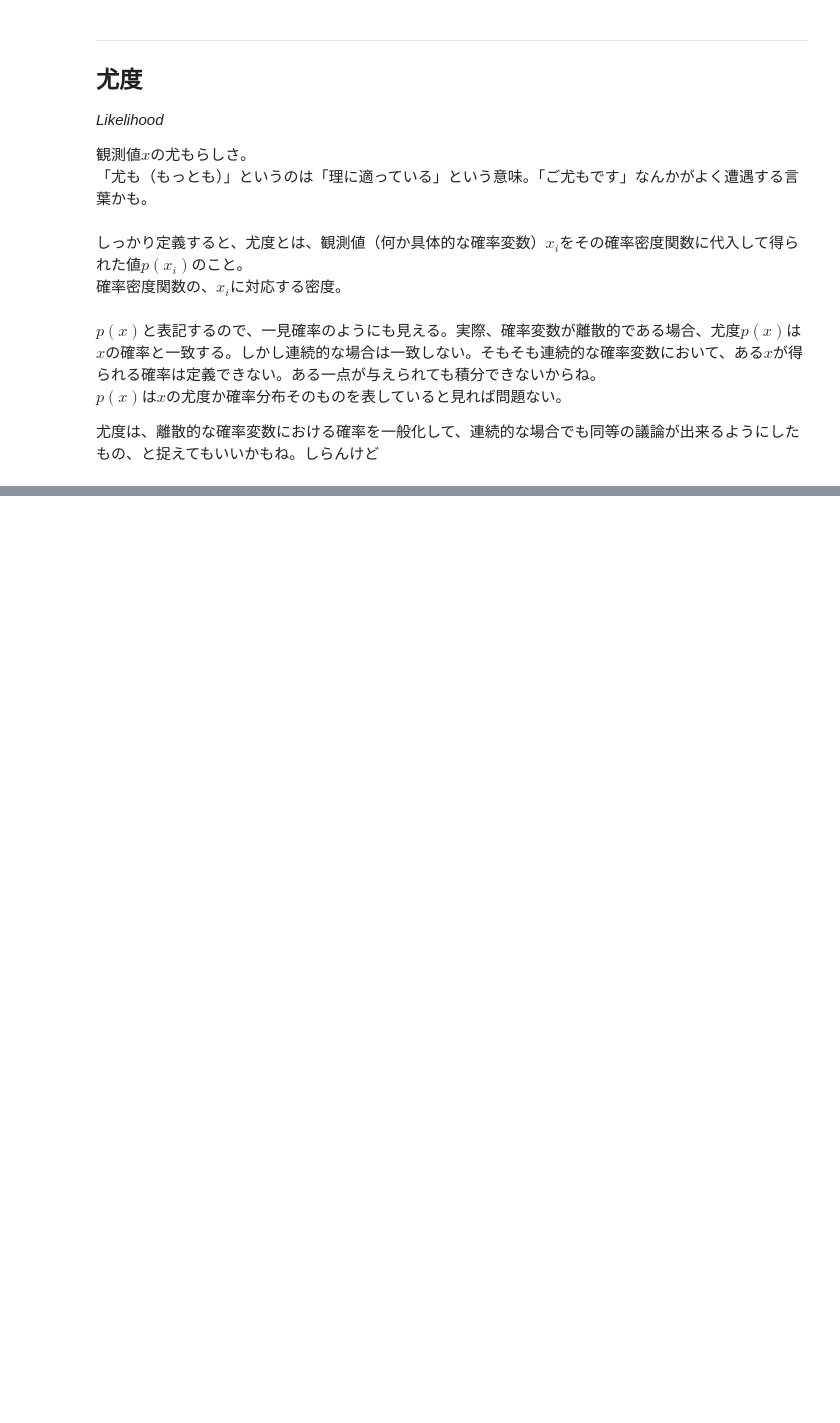
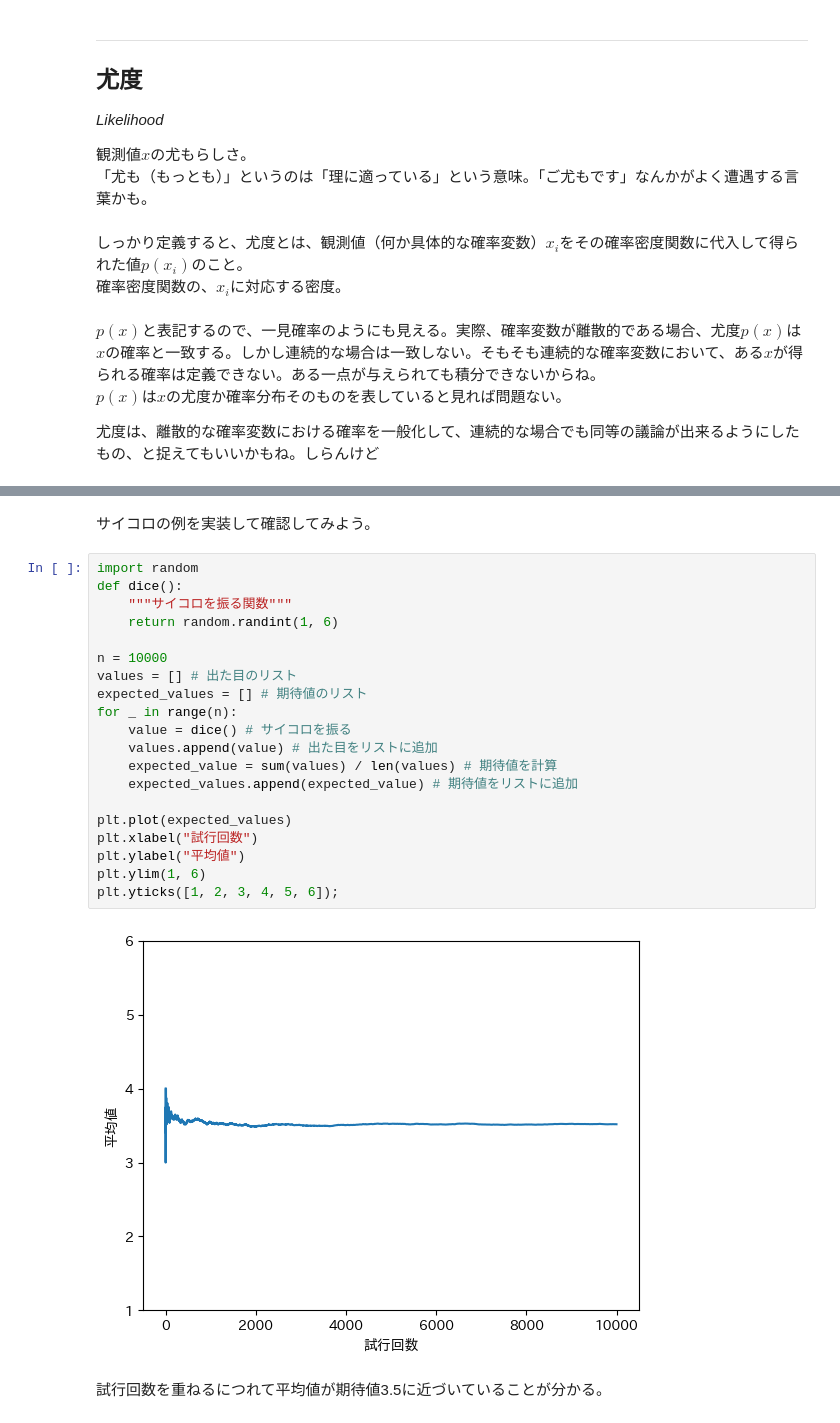
Before and after one commit to misya11p/probabilistic-models, a Jupyter notebook: introduction.ipynb, the cells around one changed output, grey strips where cells are left out. Saved outputs shown, nothing was run; the diff lists cells and outputs as text; blank space fills up the shorter version.

Commit message:
expected value

```diff
--- a/introduction.ipynb
+++ b/introduction.ipynb
@@ -119,0 +161,26 @@ $p(x)$は$x$の尤度か確率分布そのものを表していると見れば
+# %% [markdown]
+サイコロの例を実装して確認してみよう。
+# %%
+import random
+def dice():
+    """サイコロを振る関数"""
+    return random.randint(1, 6)
+
+n = 10000
+values = [] # 出た目のリスト
+expected_values = [] # 期待値のリスト
+for _ in range(n):
+    value = dice() # サイコロを振る
+    values.append(value) # 出た目をリストに追加
+    expected_value = sum(values) / len(values) # 期待値を計算
+    expected_values.append(expected_value) # 期待値をリストに追加
+
+plt.plot(expected_values)
+plt.xlabel("試行回数")
+plt.ylabel("平均値")
+plt.ylim(1, 6)
+plt.yticks([1, 2, 3, 4, 5, 6]);
+# %% [output]
+[figure, added]
+# %% [markdown]
+試行回数を重ねるにつれて平均値が期待値3.5に近づいていることが分かる。
```
Also changed, not shown: parts of 5 cells of this notebook.
